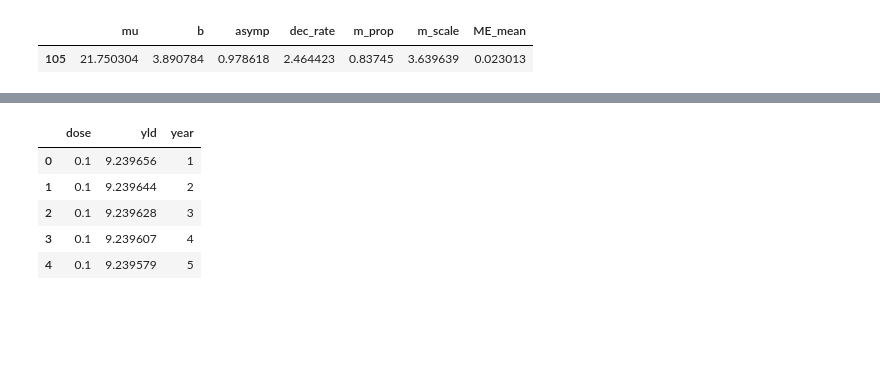
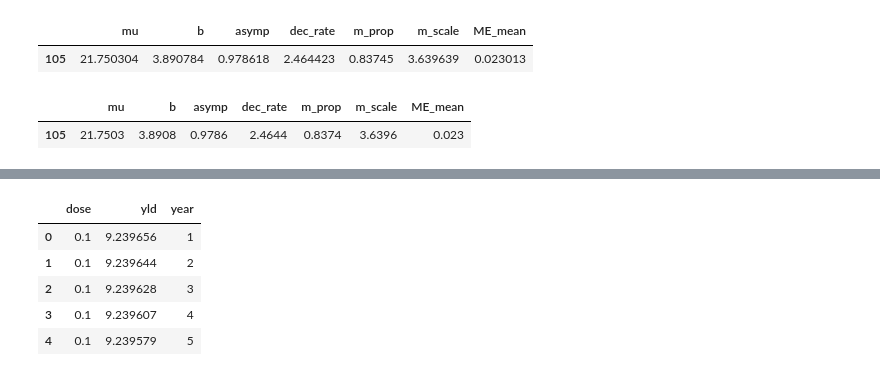
Before and after one commit to nt409/quant-res-doses, a Jupyter notebook: notebooks/103_fig3.ipynb, the cells around one changed output, grey strips where cells are left out. Saved outputs shown, nothing was run; the diff lists cells and outputs as text; code cells hidden in the pictures; blank space fills up the shorter version.

```diff
--- a/notebooks/103_fig3.ipynb
+++ b/notebooks/103_fig3.ipynb
@@ -212,6 +129,11 @@ pars
 # %% [output]
 |  | mu | b | asymp | dec_rate | m_prop | m_scale | ME_mean |
 | 105 | 21.750304 | 3.890784 | 0.978618 | 2.464423 | 0.83745 | 3.639639 | 0.023013 |
+# %%
+pars.round(4)
+# %% [output]
+|  | mu | b | asymp | dec_rate | m_prop | m_scale | ME_mean |
+| 105 | 21.7503 | 3.8908 | 0.9786 | 2.4644 | 0.8374 | 3.6396 | 0.023 |
 # %%
 n_years = 35
 
```
Also changed, not shown: parts of 14 cells of this notebook, 37 other files.
